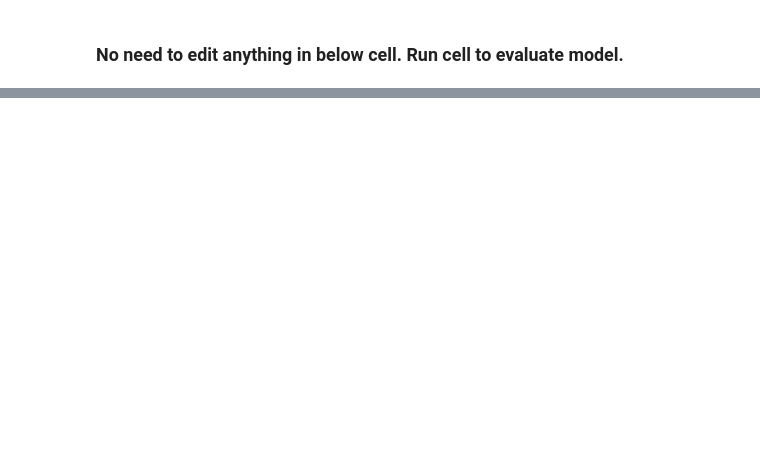
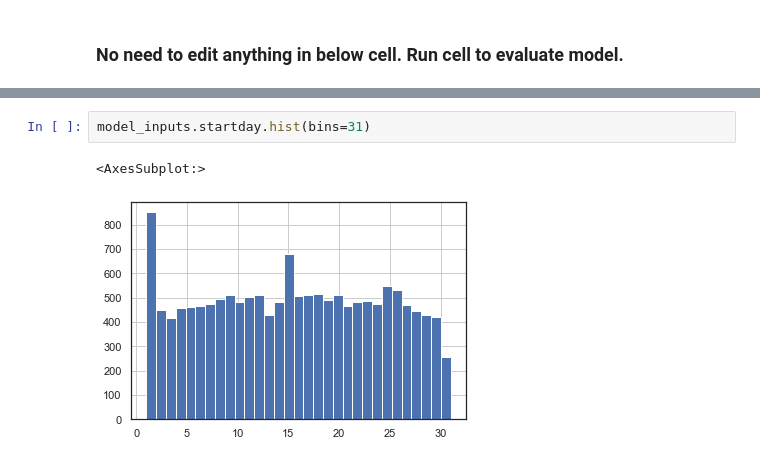
Before and after one commit to sethnlewis/Predicting-Political-Revolutions, a Jupyter notebook: notebooks/eda - protests.ipynb, the cells around one changed output, grey strips where cells are left out. Saved outputs shown, nothing was run; the diff lists cells and outputs as text; blank space fills up the shorter version.

```diff
--- a/notebooks/eda - protests.ipynb
+++ b/notebooks/eda - protests.ipynb
@@ -219,0 +304,5 @@ uniform - 0.495528669121515
+# %%
+model_inputs.startday.hist(bins=31)
+# %% [output]
+<AxesSubplot:>
+[figure, added]
```
Also changed, not shown: parts of 21 cells of this notebook, 1 other file.
